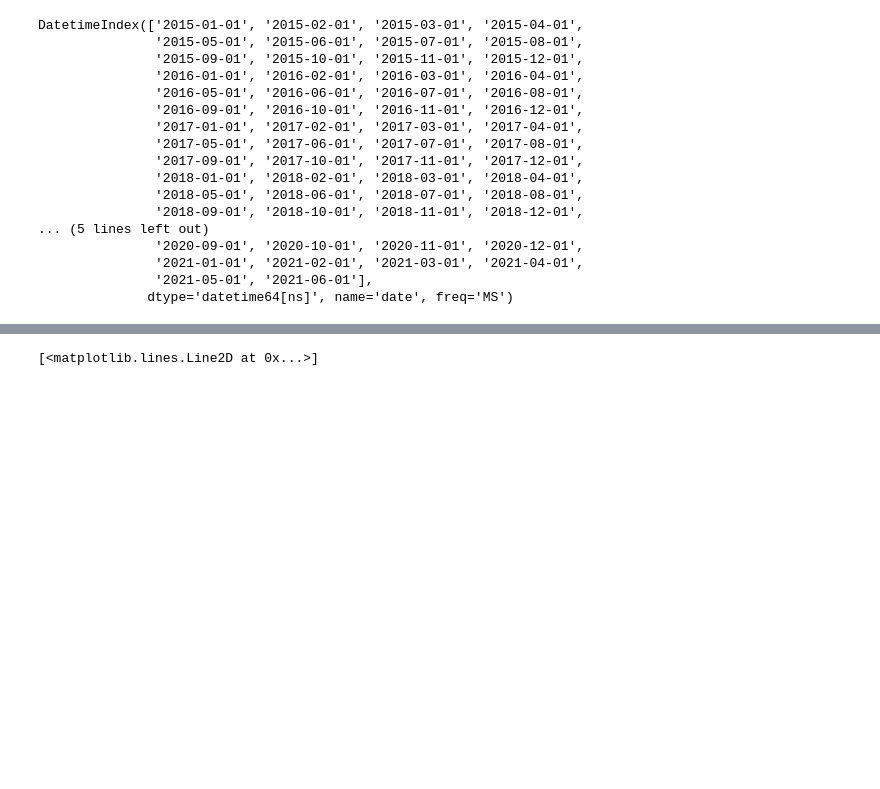
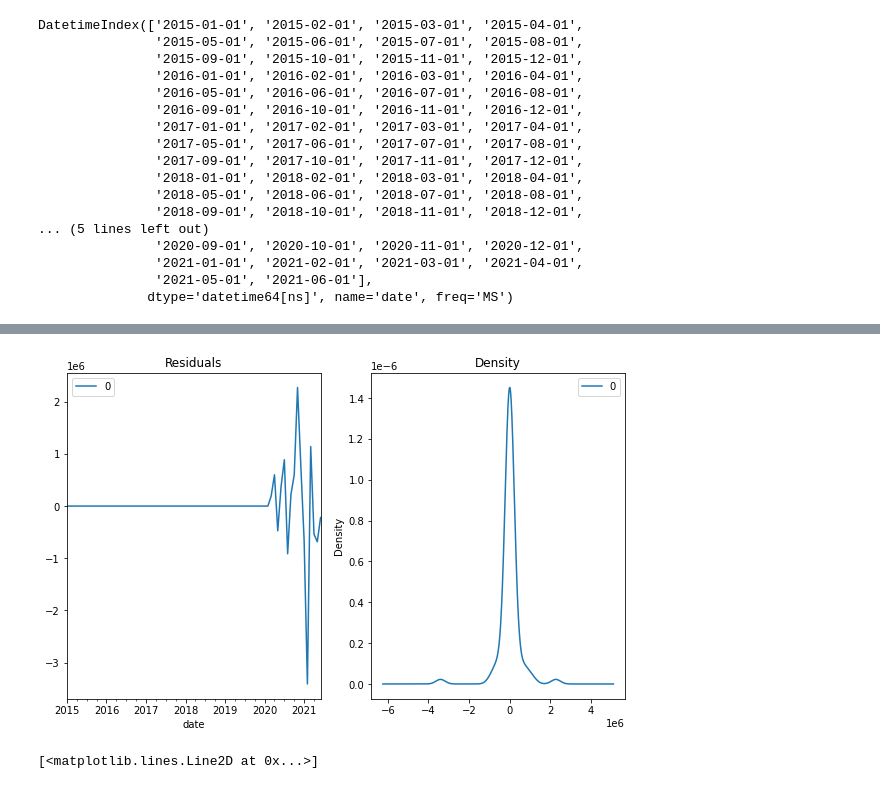
Before and after one commit to manyshapes/Projecting-Cases, a Jupyter notebook: model.ipynb, the cells around one changed output, grey strips where cells are left out. Saved outputs shown, nothing was run; the diff lists cells and outputs as text; code cells hidden in the pictures; blank space fills up the shorter version.

```diff
--- a/model.ipynb
+++ b/model.ipynb
@@ -112,3 +134,11 @@ fit = model_fit.fit()
+# %%
+residuals = pd.DataFrame(fit.resid)
+fig, ax = plt.subplots(1,2)
+residuals.plot(title="Residuals", ax=ax[0])
+residuals.plot(kind='kde', title='Density', ax=ax[1])
+plt.show()
+# %% [output]
+[figure, added]
 # %%
 plt.plot(cases_per_date)
 plt.plot(fit.fittedvalues, color='red')
```
Also changed, not shown: parts of 7 cells of this notebook.
